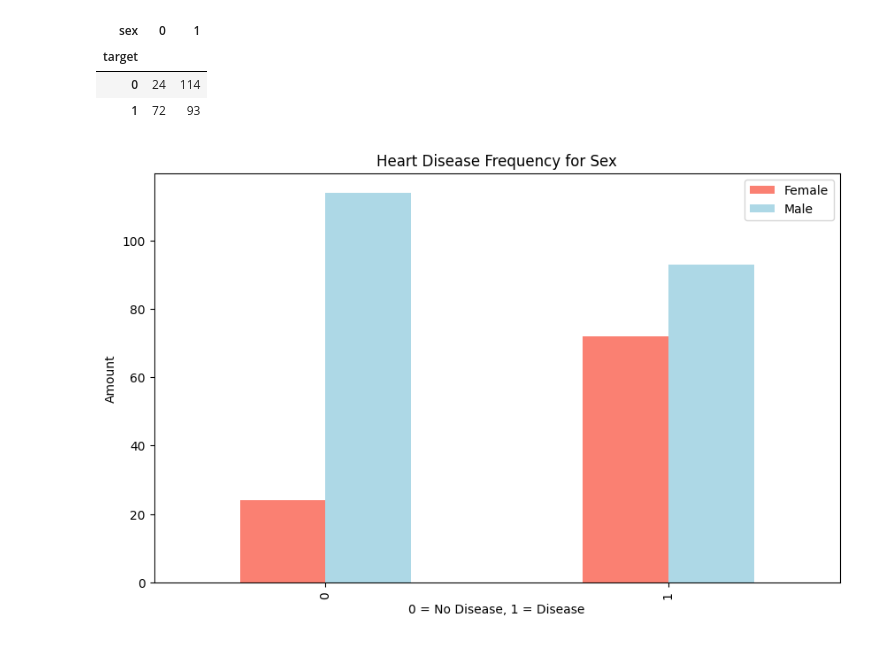
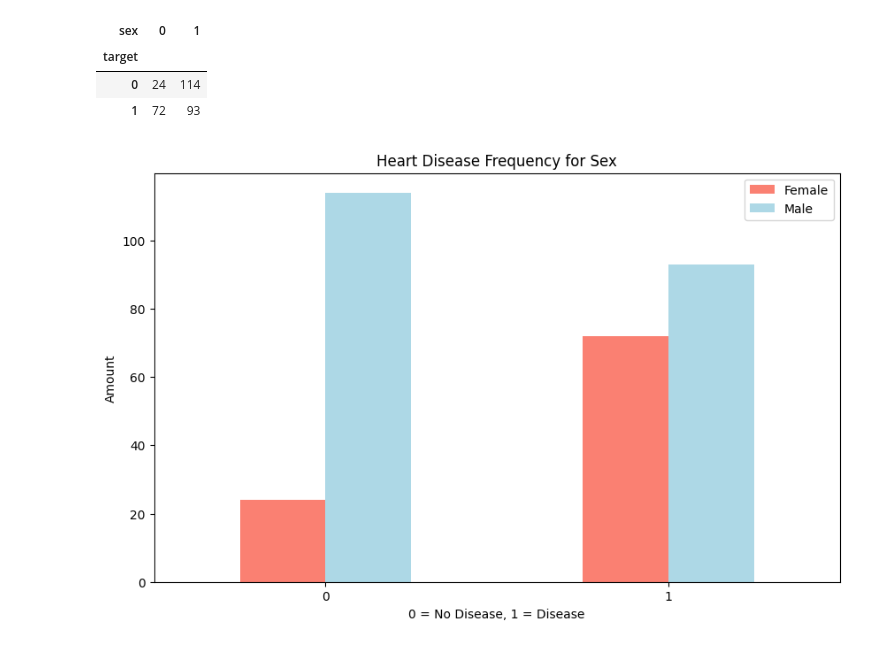
Before and after one commit to Mohammed-100700/Heart-Disease-Classification-using-ML, a Jupyter notebook: end-to-end-heart-disease-classification.ipynb, the cells around one changed output. Saved outputs shown, nothing was run; the diff lists cells and outputs as text; code cells hidden in the pictures.

```diff
--- a/end-to-end-heart-disease-classification.ipynb
+++ b/end-to-end-heart-disease-classification.ipynb
@@ -187,11 +187,12 @@ pd.crosstab(df.target, df.sex)
 # %%
 # Create a plot of crosstab
 pd.crosstab(df.target, df.sex).plot(kind="bar",
                                     figsize=(10, 6),
                                     color=["salmon", "lightblue"])
 plt.title("Heart Disease Frequency for Sex")
 plt.xlabel("0 = No Disease, 1 = Disease")
 plt.ylabel("Amount")
-plt.legend(["Female", "Male"]);
+plt.legend(["Female", "Male"])
+plt.xticks(rotation=0);
 # %% [output]
-[figure, old version]
+[figure, new version]
```
Also changed, not shown: parts of 7 cells of this notebook.
